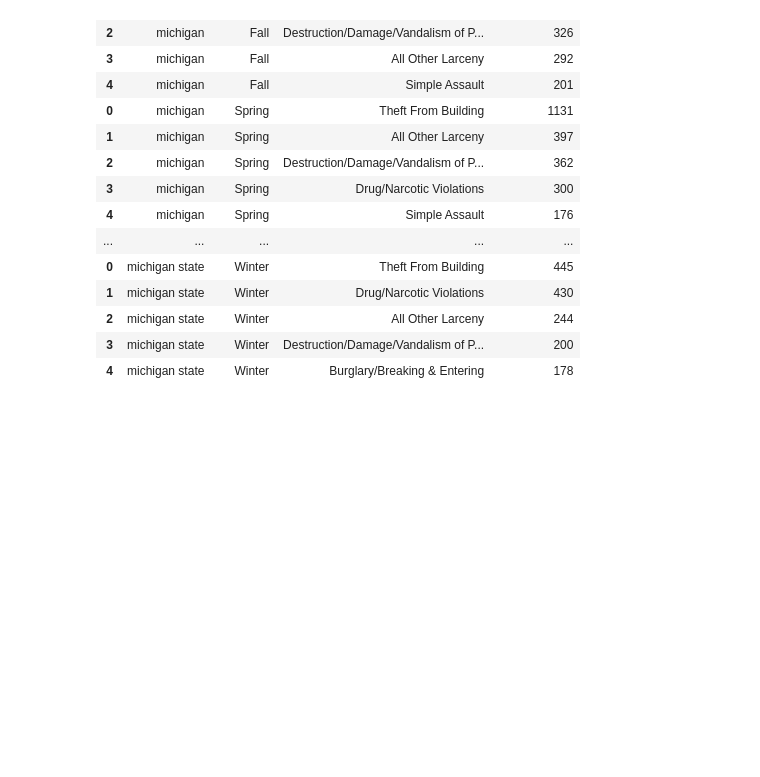
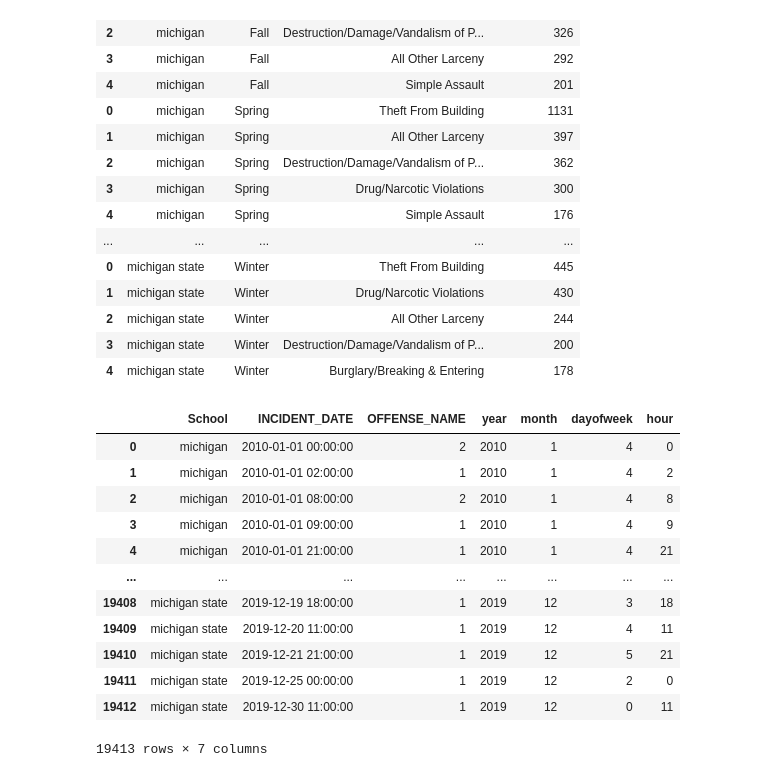
Before and after one commit to djboudia/milestone, a Jupyter notebook: 03_notebooks/Incidents_Baseline.ipynb, the cells around one changed output. Cells and saved outputs as stored; diff of their text form; code cells hidden in the pictures; blank space fills up the shorter version.

```diff
--- a/03_notebooks/Incidents_Baseline.ipynb
+++ b/03_notebooks/Incidents_Baseline.ipynb
@@ -404,0 +440,16 @@ grp_off.columns = ['AGENCY_ID','Day','NAME','count','mean','std','min','25%','50
+# %%
+grps
+# %% [output]
+|  | School | INCIDENT_DATE | OFFENSE_NAME | year | month | dayofweek | hour |
+| 0 | michigan | 2010-01-01 00:00:00 | 2 | 2010 | 1 | 4 | 0 |
+| 1 | michigan | 2010-01-01 02:00:00 | 1 | 2010 | 1 | 4 | 2 |
+| 2 | michigan | 2010-01-01 08:00:00 | 2 | 2010 | 1 | 4 | 8 |
+| 3 | michigan | 2010-01-01 09:00:00 | 1 | 2010 | 1 | 4 | 9 |
+| 4 | michigan | 2010-01-01 21:00:00 | 1 | 2010 | 1 | 4 | 21 |
+| ... | ... | ... | ... | ... | ... | ... | ... |
+| 19408 | michigan state | 2019-12-19 18:00:00 | 1 | 2019 | 12 | 3 | 18 |
+| 19409 | michigan state | 2019-12-20 11:00:00 | 1 | 2019 | 12 | 4 | 11 |
+| 19410 | michigan state | 2019-12-21 21:00:00 | 1 | 2019 | 12 | 5 | 21 |
+| 19411 | michigan state | 2019-12-25 00:00:00 | 1 | 2019 | 12 | 2 | 0 |
+| 19412 | michigan state | 2019-12-30 11:00:00 | 1 | 2019 | 12 | 0 | 11 |
+19413 rows × 7 columns
```
Also changed, not shown: parts of 11 cells of this notebook, 5 other files.
